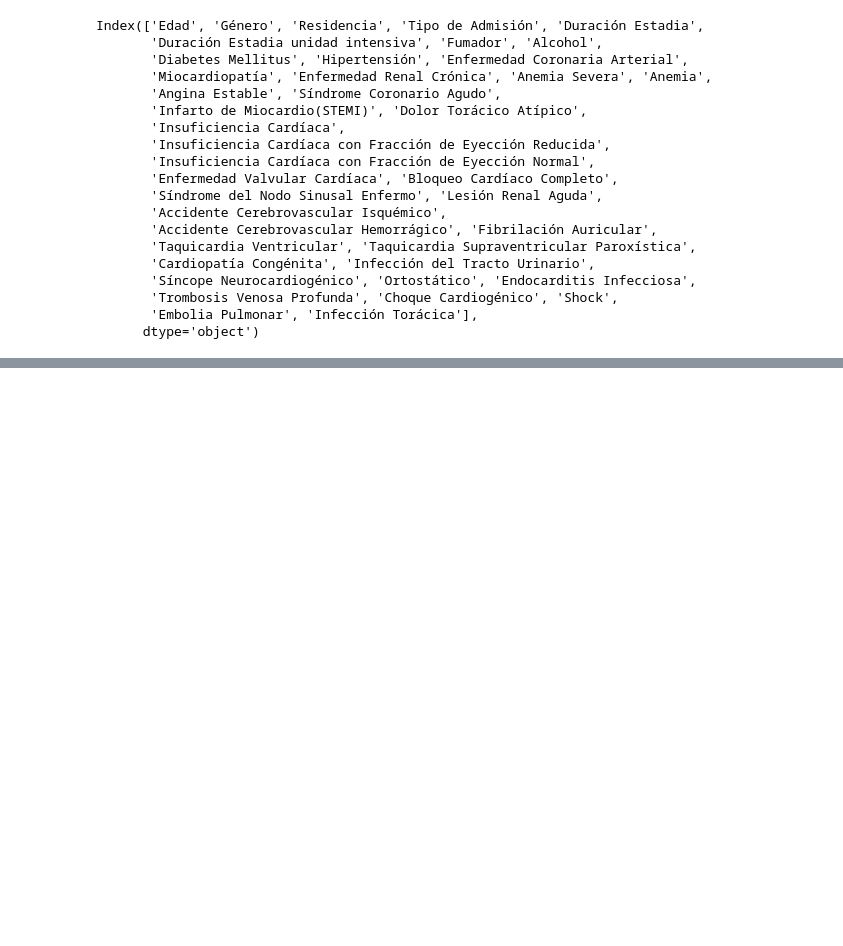
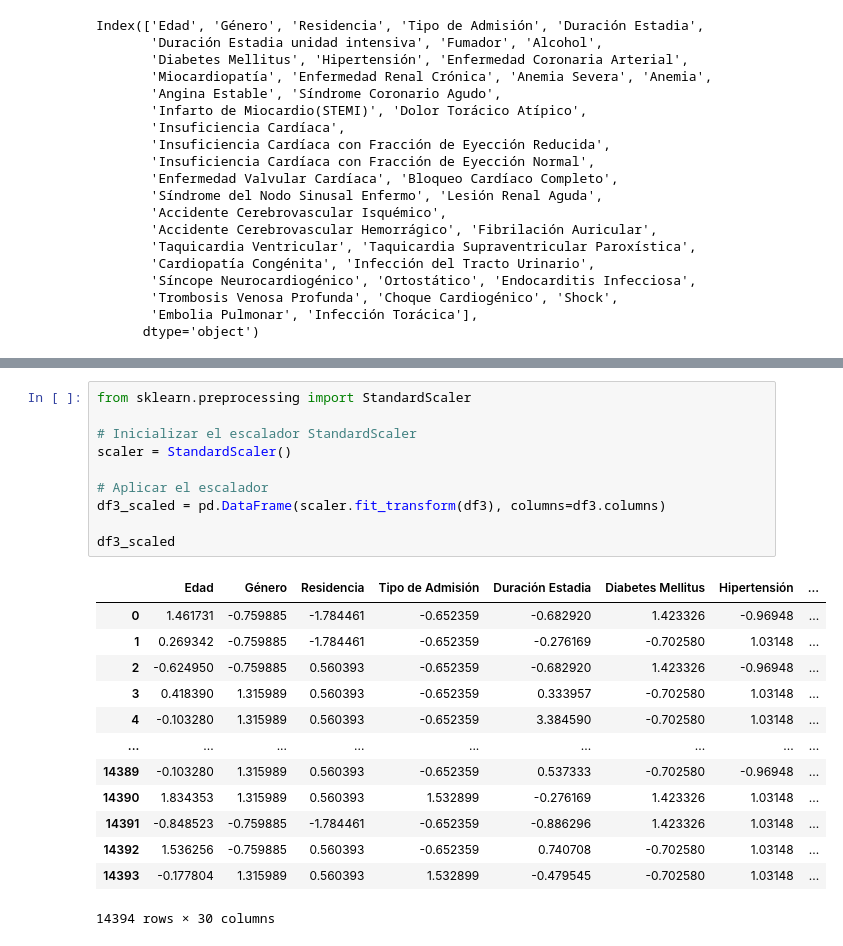
Before and after one commit to Estefaniagz/Proyecto_nocountry, a Jupyter notebook: explore.ipynb, the cells around one changed output, grey strips where cells are left out. Cells and saved outputs as stored; diff of their text form; blank space fills up the shorter version.

```diff
--- a/explore.ipynb
+++ b/explore.ipynb
@@ -1600,0 +1574,24 @@ df2_scaled
+# %%
+from sklearn.preprocessing import StandardScaler
+
+# Inicializar el escalador StandardScaler
+scaler = StandardScaler()
+
+# Aplicar el escalador
+df3_scaled = pd.DataFrame(scaler.fit_transform(df3), columns=df3.columns)
+
+df3_scaled
+# %% [output]
+|  | Edad | Género | Residencia | Tipo de Admisión | Duración Estadia | Diabetes Mellitus | Hipertensión | ... |
+| 0 | 1.461731 | -0.759885 | -1.784461 | -0.652359 | -0.682920 | 1.423326 | -0.96948 | ... |
+| 1 | 0.269342 | -0.759885 | -1.784461 | -0.652359 | -0.276169 | -0.702580 | 1.03148 | ... |
+| 2 | -0.624950 | -0.759885 | 0.560393 | -0.652359 | -0.682920 | 1.423326 | -0.96948 | ... |
+| 3 | 0.418390 | 1.315989 | 0.560393 | -0.652359 | 0.333957 | -0.702580 | 1.03148 | ... |
+| 4 | -0.103280 | 1.315989 | 0.560393 | -0.652359 | 3.384590 | -0.702580 | 1.03148 | ... |
+| ... | ... | ... | ... | ... | ... | ... | ... | ... |
+| 14389 | -0.103280 | 1.315989 | 0.560393 | -0.652359 | 0.537333 | -0.702580 | -0.96948 | ... |
+| 14390 | 1.834353 | 1.315989 | 0.560393 | 1.532899 | -0.276169 | 1.423326 | 1.03148 | ... |
+| 14391 | -0.848523 | -0.759885 | -1.784461 | -0.652359 | -0.886296 | 1.423326 | 1.03148 | ... |
+| 14392 | 1.536256 | -0.759885 | 0.560393 | -0.652359 | 0.740708 | -0.702580 | 1.03148 | ... |
+| 14393 | -0.177804 | 1.315989 | 0.560393 | 1.532899 | -0.479545 | -0.702580 | 1.03148 | ... |
+14394 rows × 30 columns
```
Also changed, not shown: parts of 66 cells of this notebook.
